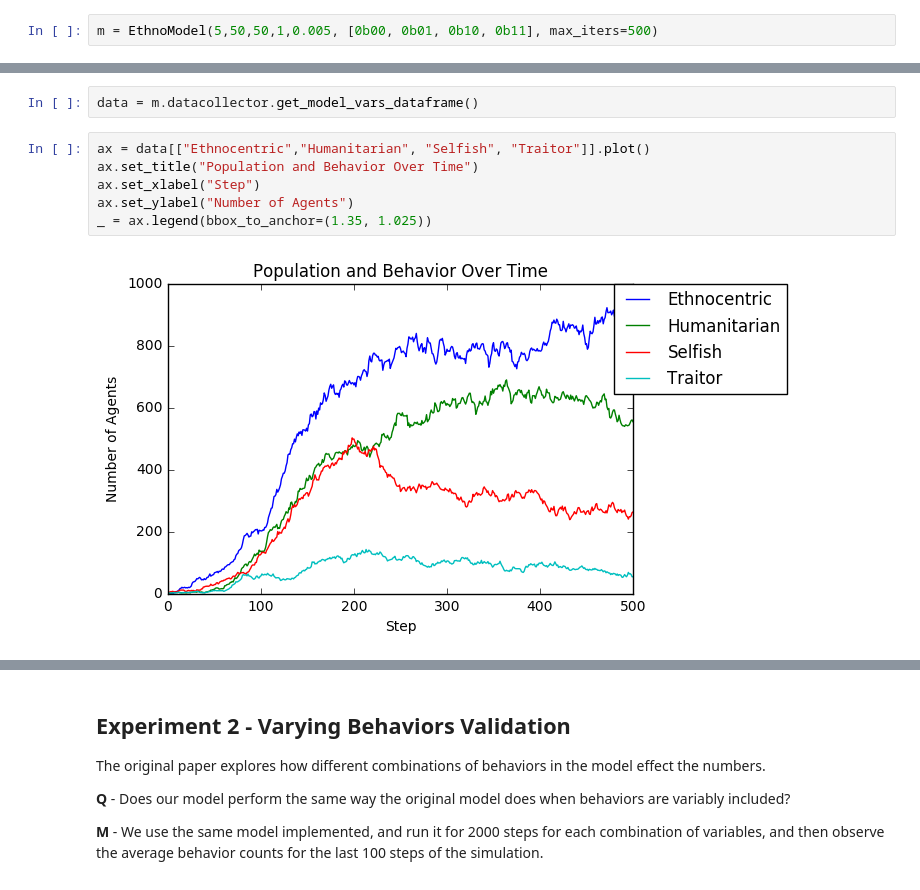
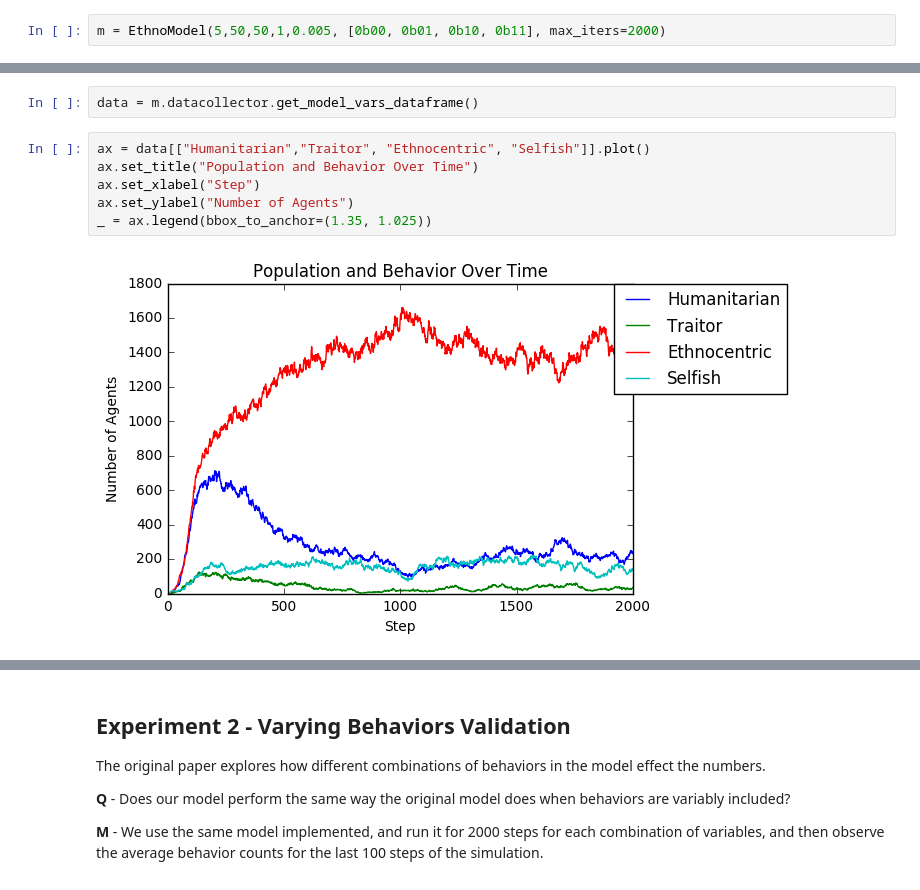
Before and after one commit to kailevy/EthnoModel, a Jupyter notebook: reports/Preliminary_Report_EvolveStrat.ipynb, the cells around one changed output, grey strips where cells are left out. Drawn from its saved outputs; the diff is of its cells as text.

```diff
--- a/reports/Preliminary_Report_EvolveStrat.ipynb
+++ b/reports/Preliminary_Report_EvolveStrat.ipynb
@@ -24,16 +24,16 @@ from ethno import EthnoModel, EthnoAgent, BEHAVIOR_KEY
 # %% [markdown]
 We begin by initializing the model with all behaviors ("Ethnocentric","Humanitarian", "Selfish", "Traitor") and run for around 500 steps.
 # %%
-m = EthnoModel(5,50,50,1,0.005, [0b00, 0b01, 0b10, 0b11], max_iters=500)
+m = EthnoModel(5,50,50,1,0.005, [0b00, 0b01, 0b10, 0b11], max_iters=2000)
 # %%
 m.run_model()
 # %%
 data = m.datacollector.get_model_vars_dataframe()
 # %%
-ax = data[["Ethnocentric","Humanitarian", "Selfish", "Traitor"]].plot()
+ax = data[["Humanitarian","Traitor", "Ethnocentric", "Selfish"]].plot()
 ax.set_title("Population and Behavior Over Time")
 ax.set_xlabel("Step")
 ax.set_ylabel("Number of Agents")
 _ = ax.legend(bbox_to_anchor=(1.35, 1.025))
 # %% [output]
-[figure, old version]
+[figure, new version]
```
Also changed, not shown: parts of 2 cells of this notebook, 1 other file.
